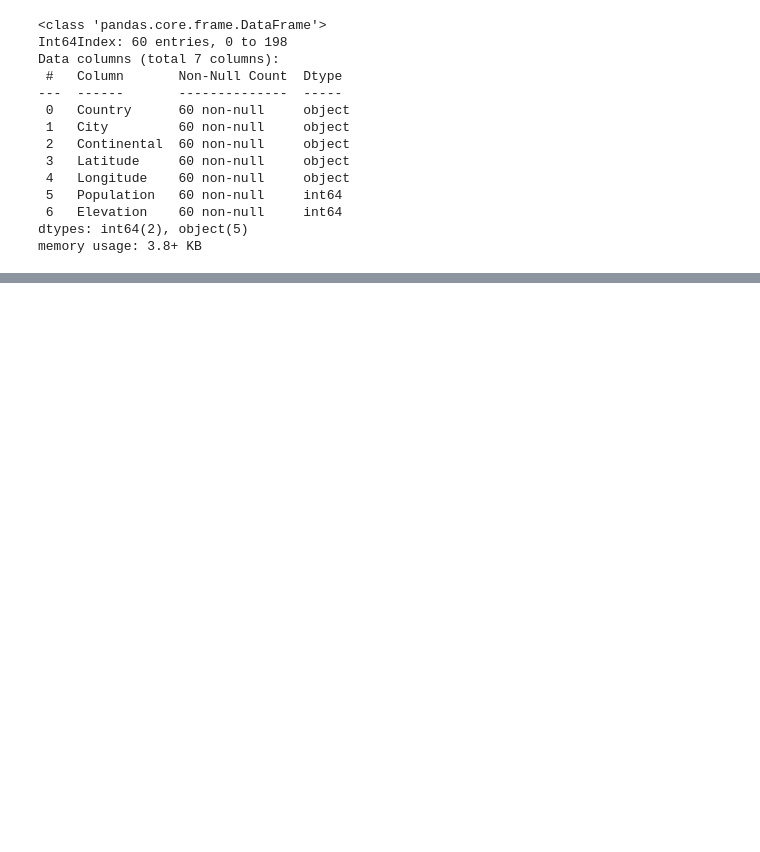
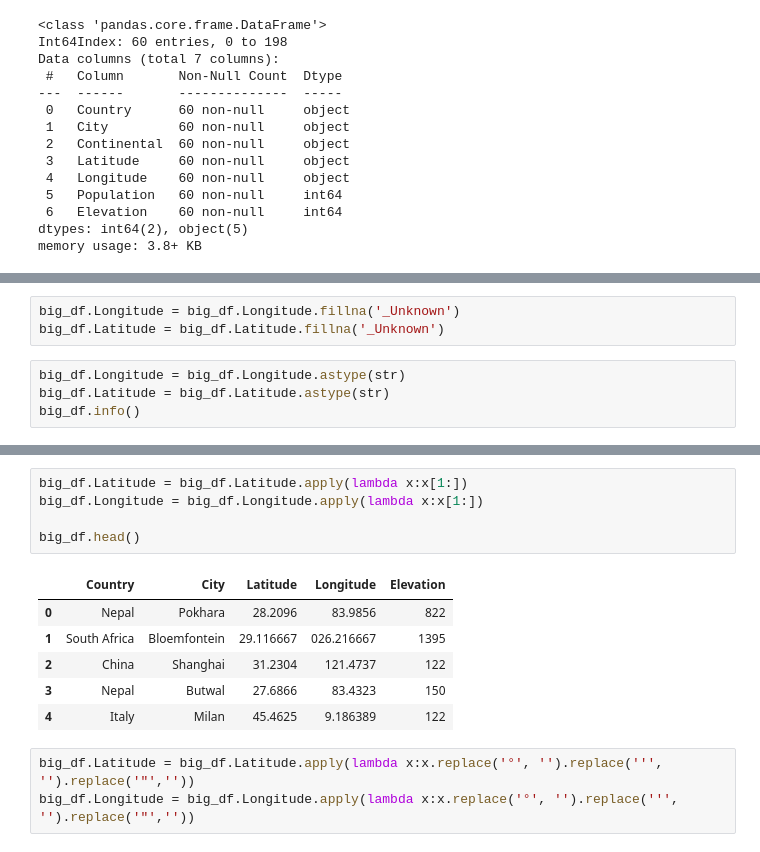
Before and after one commit to kaaiik/Proyecto-final, a Jupyter notebook: notebook/cities.ipynb, the cells around one changed output, grey strips where cells are left out. Drawn from its saved outputs; the diff is of its cells as text; blank space fills up the shorter version.

```diff
--- a/notebook/cities.ipynb
+++ b/notebook/cities.ipynb
@@ -146,0 +175,7 @@ memory usage: 3.8+ KB
+# %%
+big_df.Longitude = big_df.Longitude.fillna('_Unknown')
+big_df.Latitude = big_df.Latitude.fillna('_Unknown')
+# %%
+big_df.Longitude = big_df.Longitude.astype(str)
+big_df.Latitude = big_df.Latitude.astype(str)
+big_df.info()
@@ -146,0 +195,15 @@ memory usage: 3.8+ KB
+# %%
+big_df.Latitude = big_df.Latitude.apply(lambda x:x[1:])
+big_df.Longitude = big_df.Longitude.apply(lambda x:x[1:])
+
+big_df.head()
+# %% [output]
+|  | Country | City | Latitude | Longitude | Elevation |
+| 0 | Nepal | Pokhara | 28.2096 | 83.9856 | 822 |
+| 1 | South Africa | Bloemfontein | 29.116667 | 026.216667 | 1395 |
+| 2 | China | Shanghai | 31.2304 | 121.4737 | 122 |
+| 3 | Nepal | Butwal | 27.6866 | 83.4323 | 150 |
+| 4 | Italy | Milan | 45.4625 | 9.186389 | 122 |
+# %%
+big_df.Latitude = big_df.Latitude.apply(lambda x:x.replace('°', '').replace('′', '').replace('″',''))
+big_df.Longitude = big_df.Longitude.apply(lambda x:x.replace('°', '').replace('′', '').replace('″',''))
```
Also changed, not shown: parts of 16 cells of this notebook, 2 other files.
